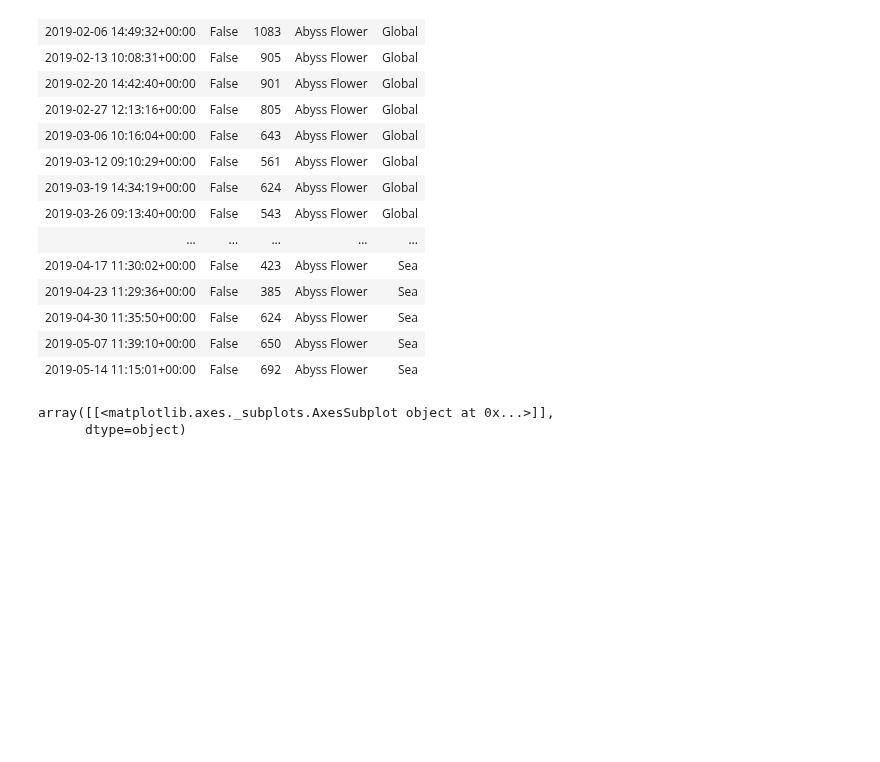
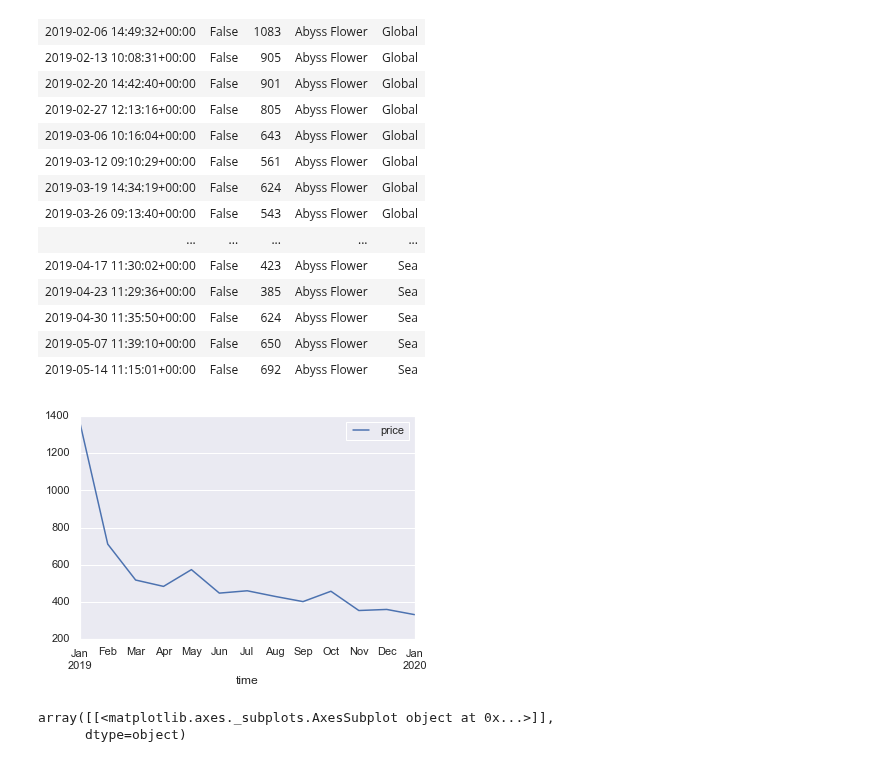
Before and after one commit to algakovic/ROMobile-MarketPrice-Timeseries-Analysis, a Jupyter notebook: SandboxROMExchangeAPI.ipynb, the cells around one changed output. Cells and saved outputs as stored; diff of their text form; code cells hidden in the pictures; blank space fills up the shorter version.

Commit message:
groupby month and mean price aggregation function added and plot

```diff
--- a/SandboxROMExchangeAPI.ipynb
+++ b/SandboxROMExchangeAPI.ipynb
@@ -290,6 +290,12 @@ df1['2019-01-23':'2019-05-20']
 | 2019-04-30 11:35:50+00:00 | False | 624 | Abyss Flower | Sea |
 | 2019-05-07 11:39:10+00:00 | False | 650 | Abyss Flower | Sea |
 | 2019-05-14 11:15:01+00:00 | False | 692 | Abyss Flower | Sea |
+# %%
+# Group by time: return average price of grouped monthly data
+monthly_means = df1.resample('M').agg({'price':'mean'})
+monthly_means.plot();
+# %% [output]
+[figure, added]
 # %%
 # Looking at the distribution of price
 df1.hist(column='price')
```
